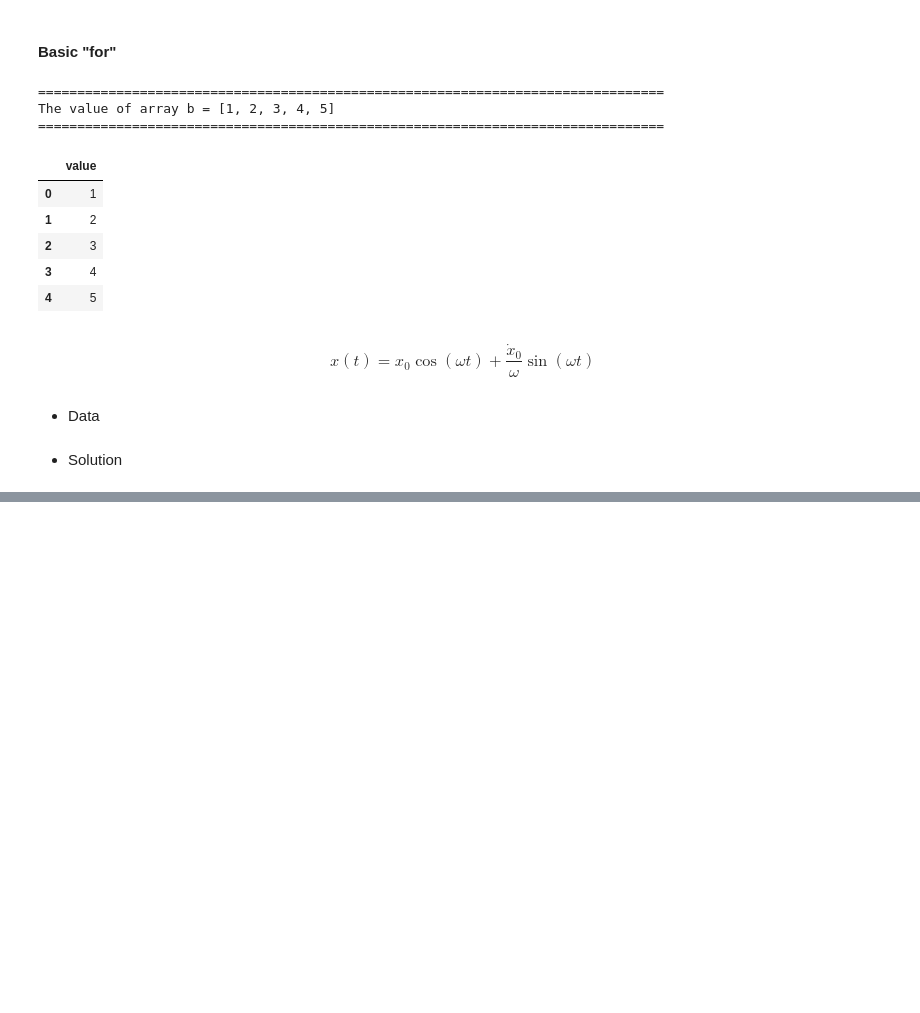
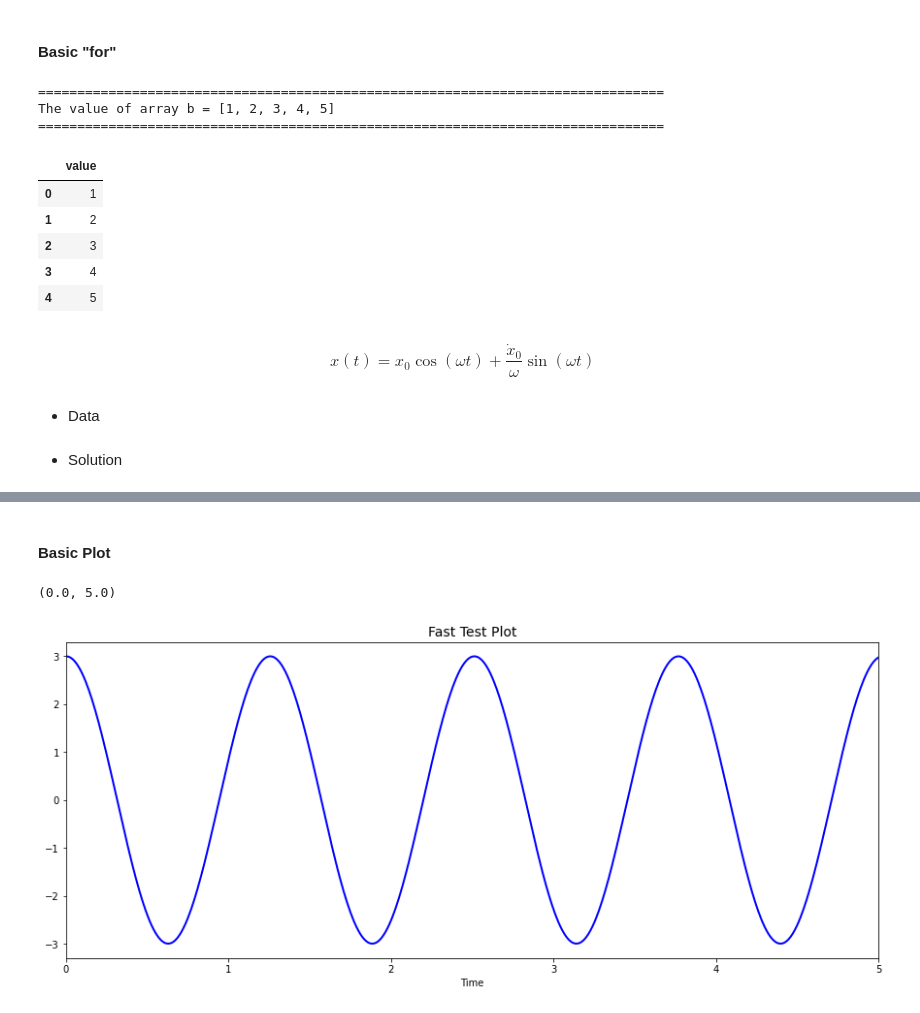
Before and after one commit to Normando1945/Repo_ConcreteII_Desing, a Jupyter notebook: Examples/rapid_code.ipynb, the cells around one changed output, grey strips where cells are left out. Saved outputs shown, nothing was run; the diff lists cells and outputs as text; code cells hidden in the pictures; blank space fills up the shorter version.

```diff
--- a/Examples/rapid_code.ipynb
+++ b/Examples/rapid_code.ipynb
@@ -144,0 +146,11 @@ The value of array t = [0.0, 0.1, 0.2, 0.30000000000000004, 0.4, 0.5, 0.60000000
+# %% [markdown]
+#### Basic Plot
+# %%
+fig, ax = plt.subplots(1,1, figsize = (15,6))
+ax.plot(ti,x, ls = '-', lw = 2, color = (0,0,1), label = 'Response Displacement')
+ax.set_title('Fast Test Plot', color = (0,0,0), fontsize = 14)
+ax.set_xlabel('Time')
+ax.set_xlim(to,tf)
+# %% [output]
+(0.0, 5.0)
+[figure, added]
```
Also changed, not shown: parts of 3 cells of this notebook.
